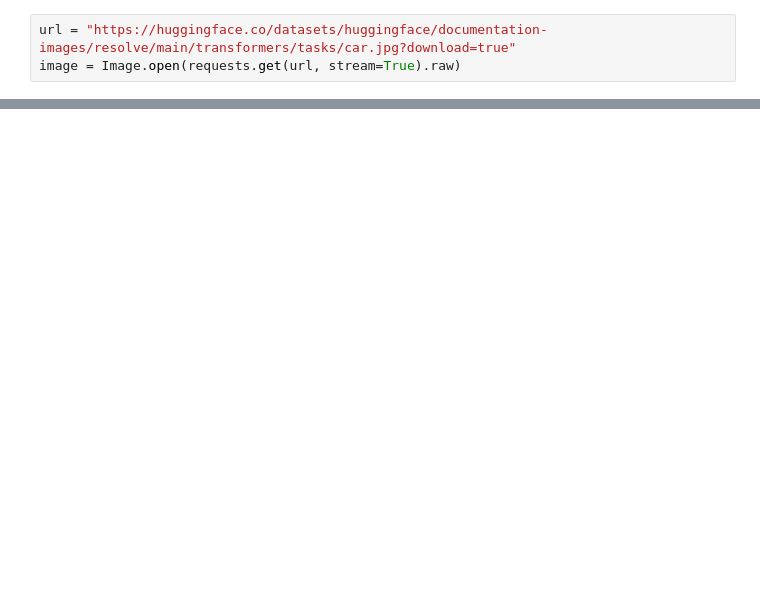
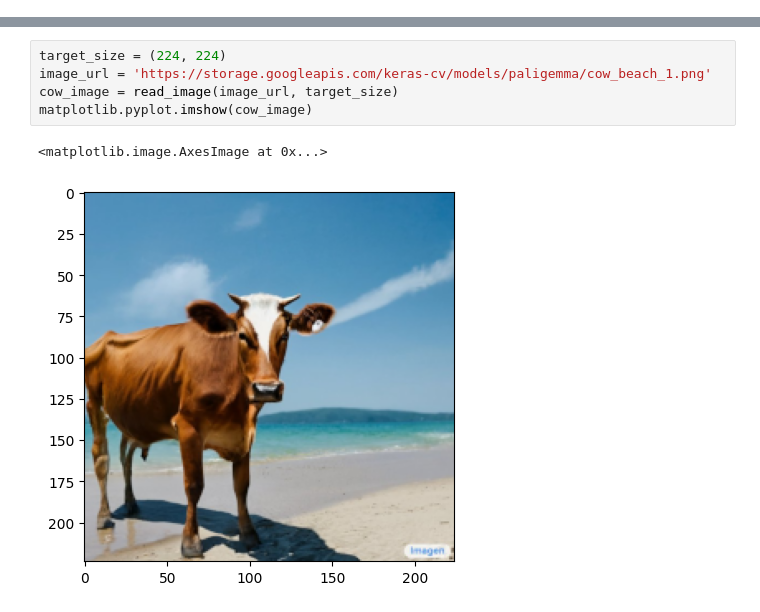
Before and after one commit to dev02chandan/VisionLanguageModels, a Jupyter notebook: PaliGemma.ipynb, the cells around one changed output, grey strips where cells are left out. Drawn from its saved outputs; the diff is of its cells as text; blank space fills up the shorter version.

```diff
--- a/PaliGemma.ipynb
+++ b/PaliGemma.ipynb
@@ -36,3 +0,0 @@ dtype = torch.bfloat16
-# %%
-url = "https://huggingface.co/datasets/huggingface/documentation-images/resolve/main/transformers/tasks/car.jpg?download=true"
-image = Image.open(requests.get(url, stream=True).raw)
@@ -204,0 +164,8 @@ Check the following notebooks for finetuning:
+# %%
+target_size = (224, 224)
+image_url = 'https://storage.googleapis.com/keras-cv/models/paligemma/cow_beach_1.png'
+cow_image = read_image(image_url, target_size)
+matplotlib.pyplot.imshow(cow_image)
+# %% [output]
+<matplotlib.image.AxesImage at 0x...>
+[figure, added]
```
Also changed, not shown: parts of 60 cells of this notebook.
